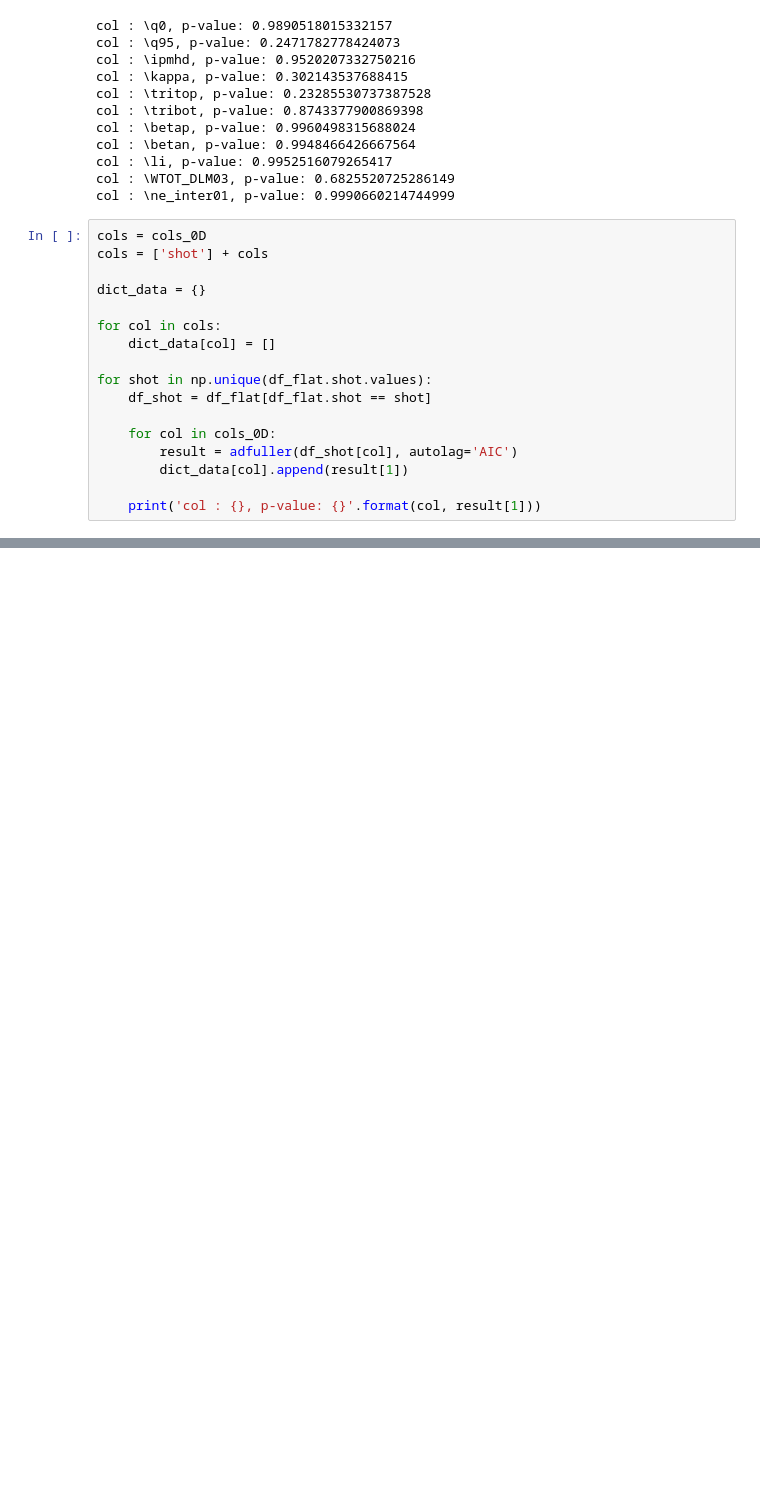
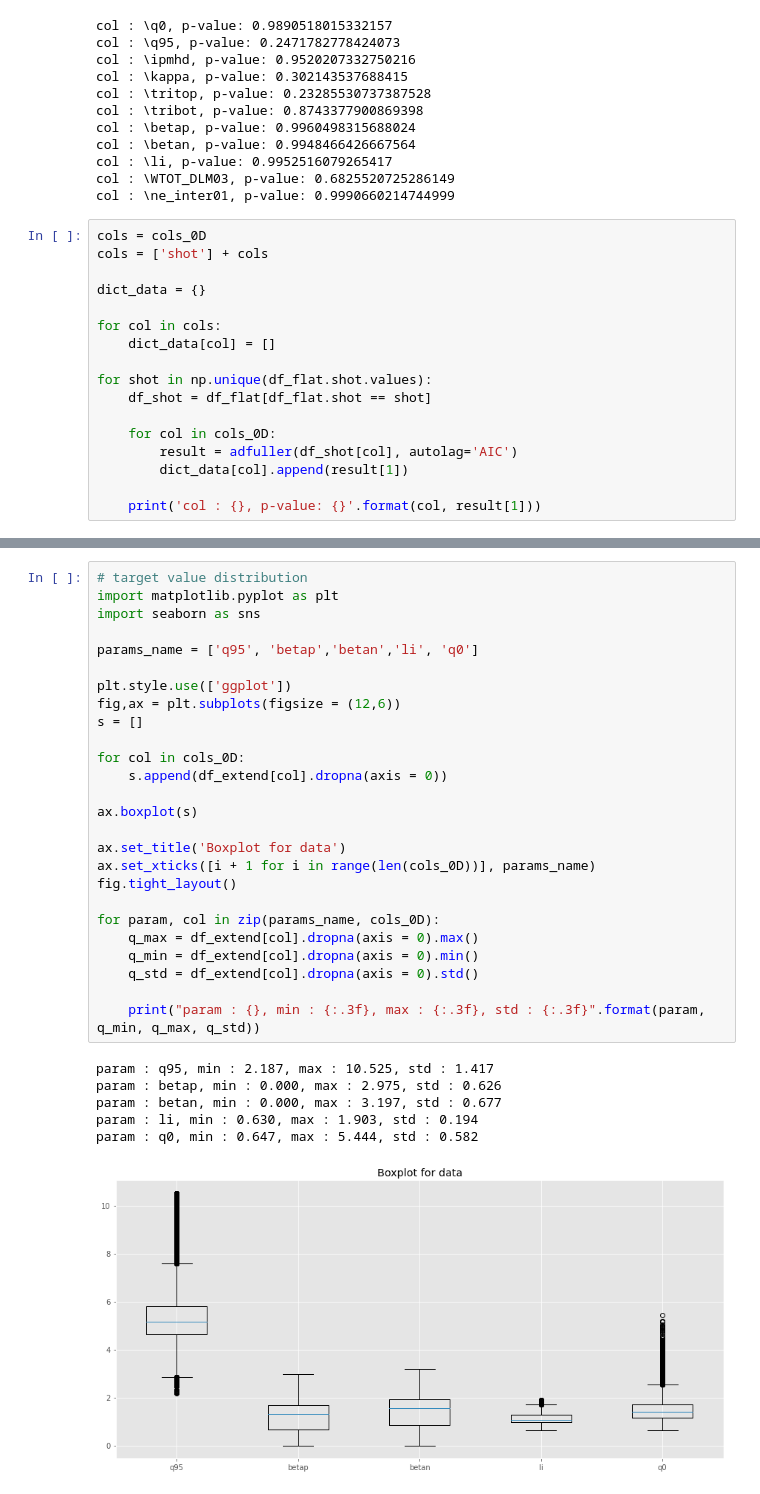
Before and after one commit to ZINZINBIN/Tokamak-Plasma-Operation-Control-based-on-RL, a Jupyter notebook: EDA.ipynb, the cells around one changed output, grey strips where cells are left out. Drawn from its saved outputs; the diff is of its cells as text; blank space fills up the shorter version.

```diff
--- a/EDA.ipynb
+++ b/EDA.ipynb
@@ -812,0 +937,33 @@ for shot in np.unique(df_flat.shot.values):
+# %%
+# target value distribution
+import matplotlib.pyplot as plt
+import seaborn as sns
+
+params_name = ['q95', 'betap','betan','li', 'q0']
+
+plt.style.use(['ggplot'])
+fig,ax = plt.subplots(figsize = (12,6))
+s = []
+
+for col in cols_0D:
+    s.append(df_extend[col].dropna(axis = 0))
+
+ax.boxplot(s)
+
+ax.set_title('Boxplot for data')
+ax.set_xticks([i + 1 for i in range(len(cols_0D))], params_name)
+fig.tight_layout()
+
+for param, col in zip(params_name, cols_0D):
+    q_max = df_extend[col].dropna(axis = 0).max()
+    q_min = df_extend[col].dropna(axis = 0).min()
+    q_std = df_extend[col].dropna(axis = 0).std()
+
+    print("param : {}, min : {:.3f}, max : {:.3f}, std : {:.3f}".format(param, q_min, q_max, q_std))
+# %% [output]
+param : q95, min : 2.187, max : 10.525, std : 1.417
+param : betap, min : 0.000, max : 2.975, std : 0.626
+param : betan, min : 0.000, max : 3.197, std : 0.677
+param : li, min : 0.630, max : 1.903, std : 0.194
+param : q0, min : 0.647, max : 5.444, std : 0.582
+[figure, added]
```
Also changed, not shown: parts of 4 cells of this notebook, 27 other files.
